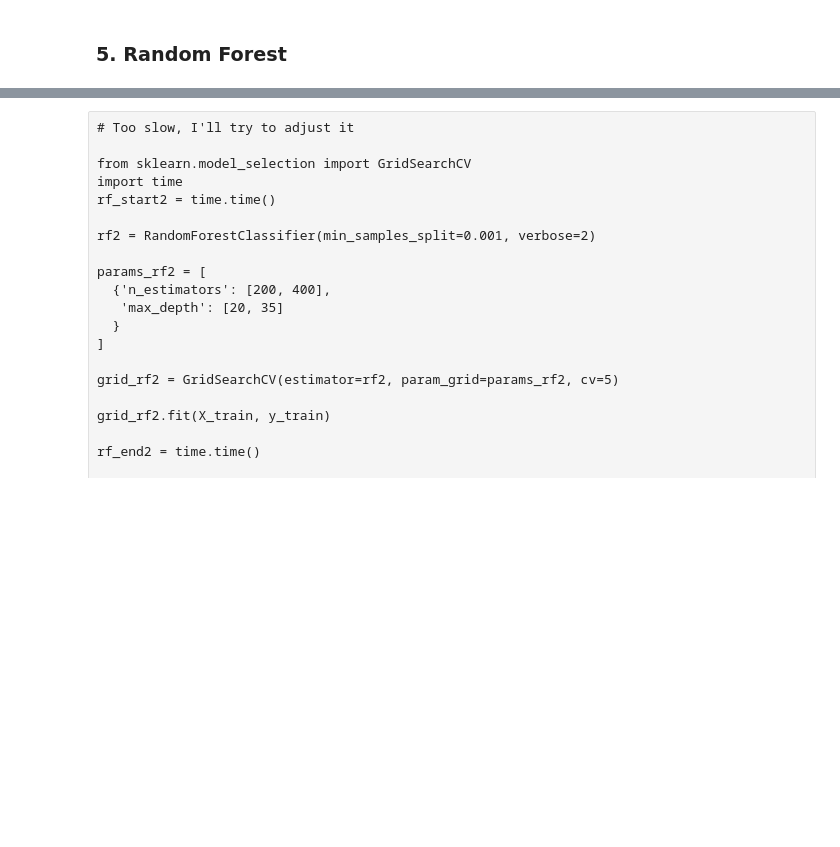
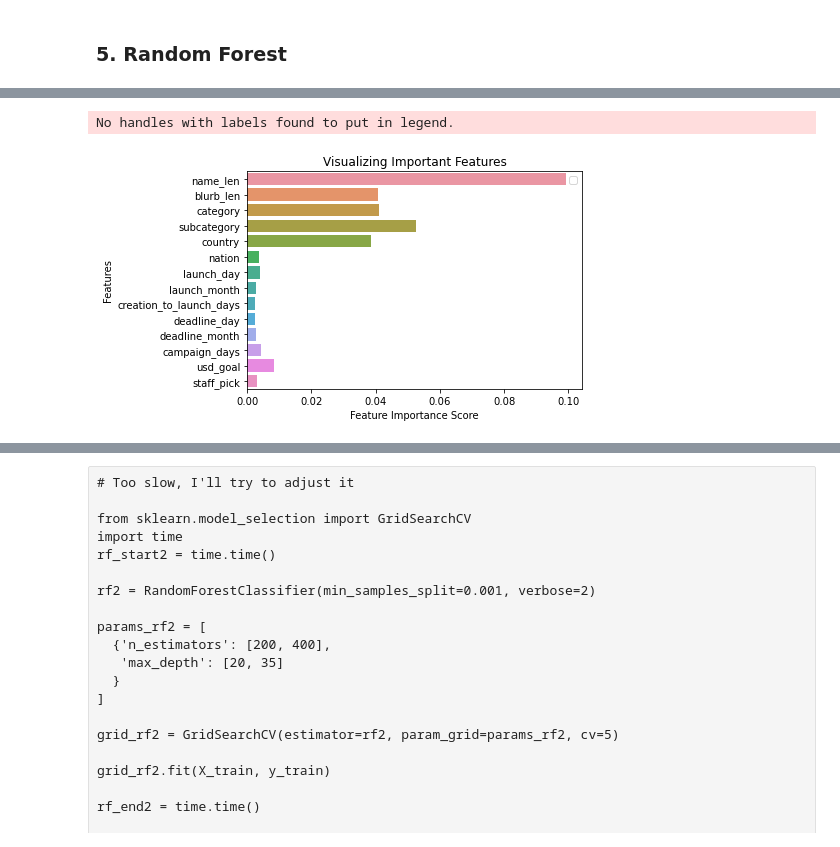
Before and after one commit to domitrut/ML_GROUP6, a Jupyter notebook: Group_6_ML.ipynb, the cells around one changed output, grey strips where cells are left out. Saved outputs shown, nothing was run; the diff lists cells and outputs as text; code cells hidden in the pictures; blank space fills up the shorter version.

```diff
--- a/Group_6_ML.ipynb
+++ b/Group_6_ML.ipynb
@@ -1117,0 +1150,7 @@ plot_cf(y_test, y_pred)
+# %%
+feat_imp=[]
+for name, score in zip(X, rnd_clf.feature_importances_):
+    feat_imp.append((name, score))
+# %%
+df_feat_imp = pd.DataFrame(feat_imp, columns=['Features', 'Importance'])
+df_feat_imp.sort_values(by=['Importance'], ascending=False)
@@ -1117,0 +1173,13 @@ plot_cf(y_test, y_pred)
+# %%
+import matplotlib.pyplot as plt
+import seaborn as sns
+%matplotlib inline
+sns.barplot(x=df_feat_imp.Importance, y=df_feat_imp.Features)
+plt.xlabel('Feature Importance Score')
+plt.ylabel('Features')
+plt.title("Visualizing Important Features")
+plt.legend()
+plt.show()
+# %% [output]
+No handles with labels found to put in legend.
+[figure, added]
```
Also changed, not shown: parts of 12 cells of this notebook.
